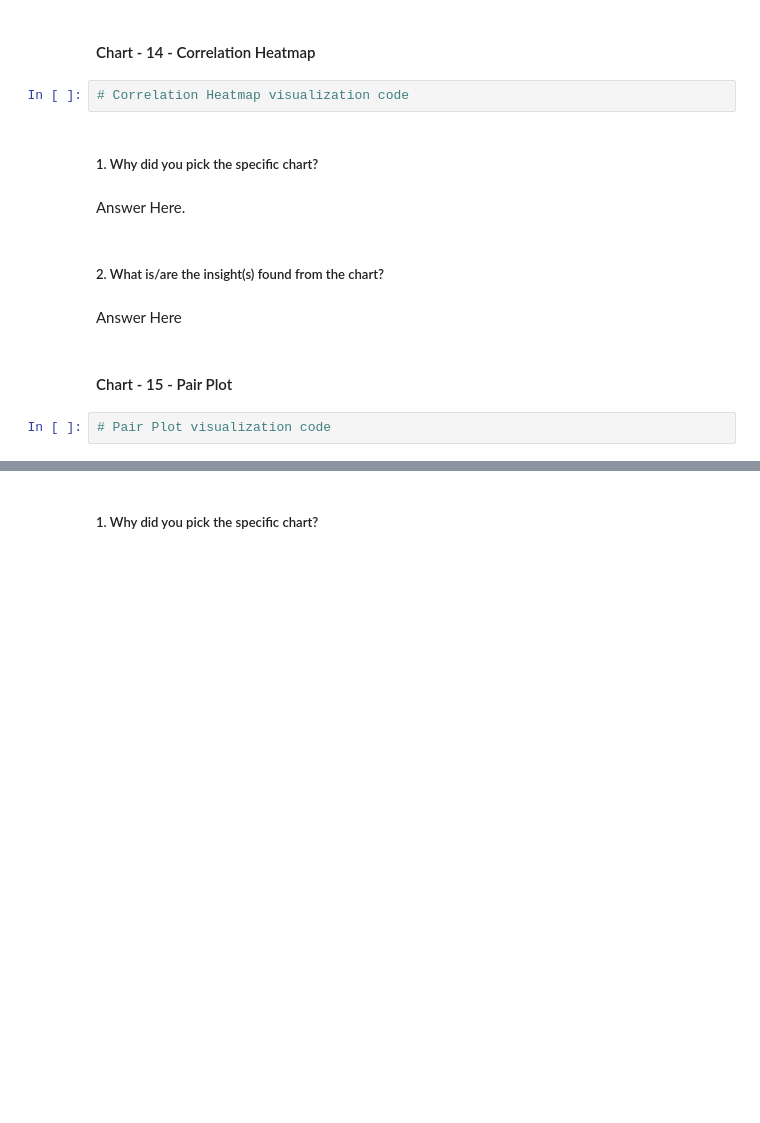
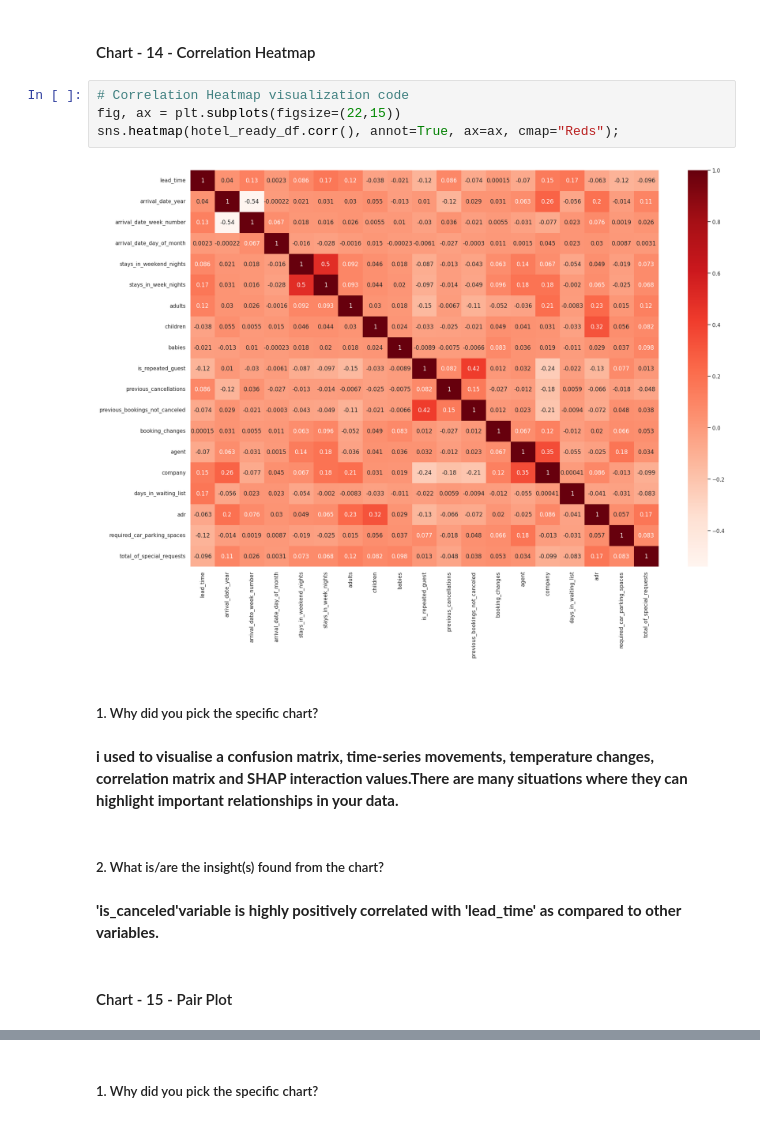
Before and after one commit to 24deepak/Hotel-Booking-System, a Jupyter notebook: Hotel Booking System....ipynb, the cells around one changed output, grey strips where cells are left out. Drawn from its saved outputs; the diff is of its cells as text; blank space fills up the shorter version.

```diff
--- a/Hotel Booking System....ipynb
+++ b/Hotel Booking System....ipynb
@@ -1001,17 +1024,19 @@ Are there any insights that lead to negative growth? Justify with specific reaso
 Answer Here
 # %% [markdown]
 #### Chart - 14 - Correlation Heatmap
-# %%
-# Correlation Heatmap visualization code
+# %%
+# Correlation Heatmap visualization code
+fig, ax = plt.subplots(figsize=(22,15))
+sns.heatmap(hotel_ready_df.corr(), annot=True, ax=ax, cmap="Reds");
+# %% [output]
+[figure, added]
 # %% [markdown]
 ##### 1. Why did you pick the specific chart?
-# %% [markdown]
-Answer Here.
+# %% [markdown]
+**i used to visualise a confusion matrix, time-series movements, temperature changes, correlation matrix and SHAP interaction values.There are many situations where they can highlight important relationships in your data.**
 # %% [markdown]
 ##### 2. What is/are the insight(s) found from the chart?
-# %% [markdown]
-Answer Here
+# %% [markdown]
+**'is_canceled'variable  is highly positively correlated with 'lead_time' as compared to other variables.**
 # %% [markdown]
 #### Chart - 15 - Pair Plot
-# %%
-# Pair Plot visualization code
```
Also changed, not shown: parts of 53 cells of this notebook.
